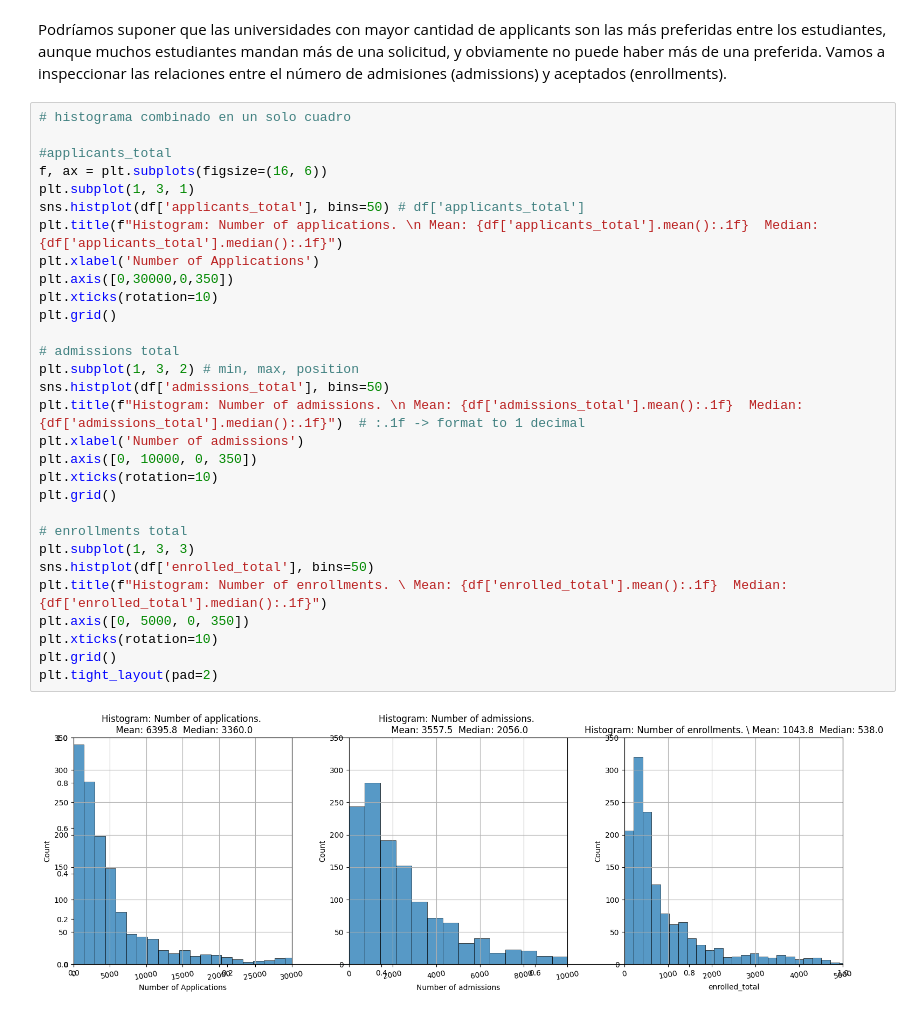
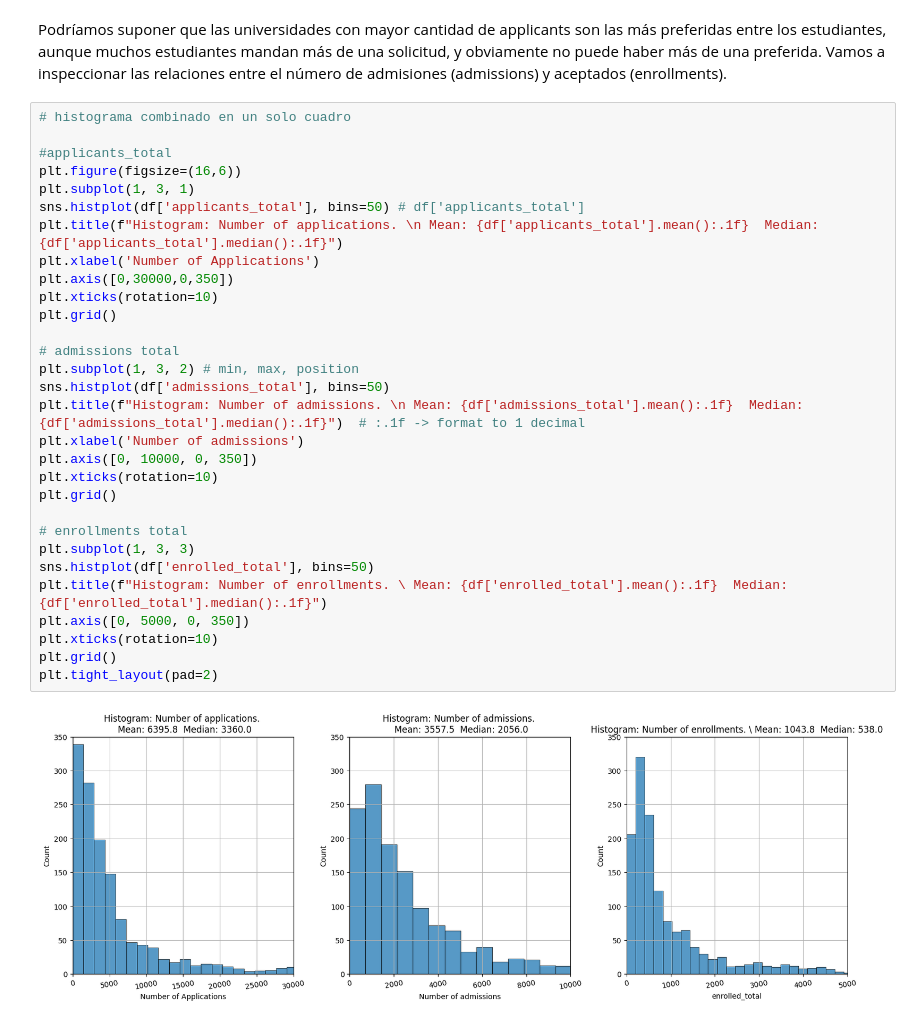
Before and after one commit to VegaNicolas/Exploratory-Data-Analysis---American-Universities-IPEDS-2013, a Jupyter notebook: American_Universities.ipynb, the cells around one changed output. Drawn from its saved outputs; the diff is of its cells as text.

```diff
--- a/American_Universities.ipynb
+++ b/American_Universities.ipynb
@@ -295,32 +295,32 @@ Podríamos suponer que las universidades con mayor cantidad de applicants son la
 # %%
 # histograma combinado en un solo cuadro
 
 #applicants_total
-f, ax = plt.subplots(figsize=(16, 6))
+plt.figure(figsize=(16,6))
 plt.subplot(1, 3, 1)
 sns.histplot(df['applicants_total'], bins=50) # df['applicants_total']
 plt.title(f"Histogram: Number of applications. \n Mean: {df['applicants_total'].mean():.1f}  Median: {df['applicants_total'].median():.1f}")
 plt.xlabel('Number of Applications')
 plt.axis([0,30000,0,350])
 plt.xticks(rotation=10)
 plt.grid()
 
 # admissions total
 plt.subplot(1, 3, 2) # min, max, position
 sns.histplot(df['admissions_total'], bins=50)
 plt.title(f"Histogram: Number of admissions. \n Mean: {df['admissions_total'].mean():.1f}  Median: {df['admissions_total'].median():.1f}")  # :.1f -> format to 1 decimal
 plt.xlabel('Number of admissions')
 plt.axis([0, 10000, 0, 350])
 plt.xticks(rotation=10)
 plt.grid()
 
 # enrollments total
 plt.subplot(1, 3, 3)
 sns.histplot(df['enrolled_total'], bins=50)
 plt.title(f"Histogram: Number of enrollments. \ Mean: {df['enrolled_total'].mean():.1f}  Median: {df['enrolled_total'].median():.1f}")
 plt.axis([0, 5000, 0, 350])
 plt.xticks(rotation=10)
 plt.grid()
 plt.tight_layout(pad=2)
 # %% [output]
-[figure, old version]
+[figure, new version]
```
Also changed, not shown: parts of 9 cells of this notebook.
